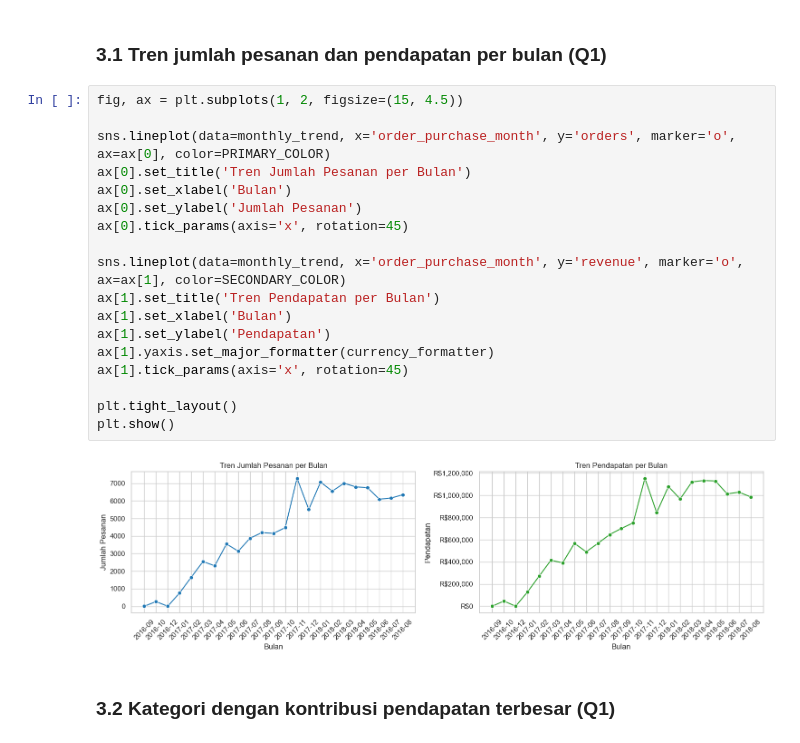
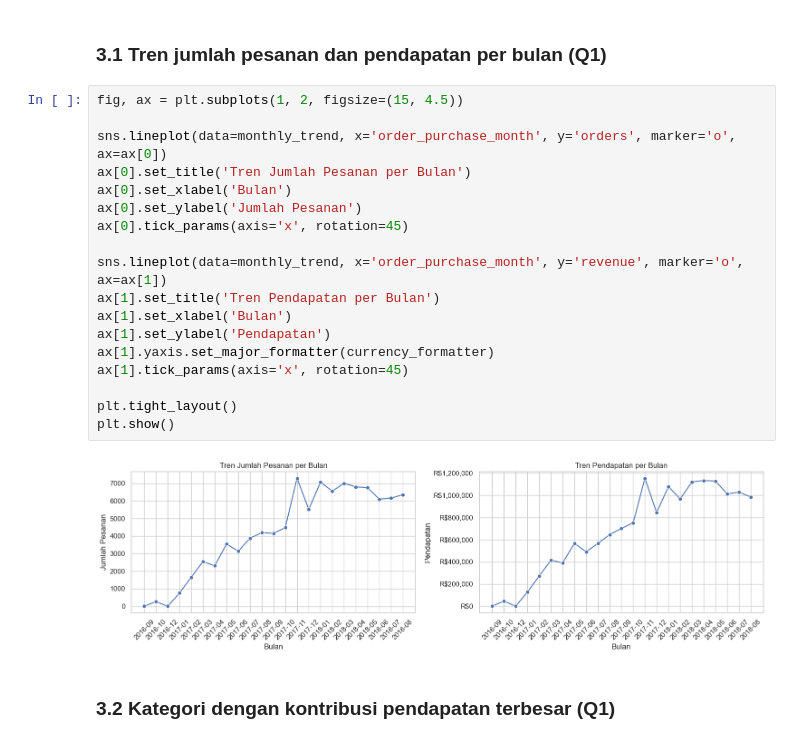
Before and after one commit to zickrian/Belajar-Fundamental-Analisis-Data, a Jupyter notebook: notebook.ipynb, the cells around one changed output. Saved outputs shown, nothing was run; the diff lists cells and outputs as text.

```diff
--- a/notebook.ipynb
+++ b/notebook.ipynb
@@ -446,23 +443,23 @@ customers_by_state.head(10)
 # %%
 fig, ax = plt.subplots(1, 2, figsize=(15, 4.5))
 
-sns.lineplot(data=monthly_trend, x='order_purchase_month', y='orders', marker='o', ax=ax[0], color=PRIMARY_COLOR)
+sns.lineplot(data=monthly_trend, x='order_purchase_month', y='orders', marker='o', ax=ax[0])
 ax[0].set_title('Tren Jumlah Pesanan per Bulan')
 ax[0].set_xlabel('Bulan')
 ax[0].set_ylabel('Jumlah Pesanan')
 ax[0].tick_params(axis='x', rotation=45)
 
-sns.lineplot(data=monthly_trend, x='order_purchase_month', y='revenue', marker='o', ax=ax[1], color=SECONDARY_COLOR)
+sns.lineplot(data=monthly_trend, x='order_purchase_month', y='revenue', marker='o', ax=ax[1])
 ax[1].set_title('Tren Pendapatan per Bulan')
 ax[1].set_xlabel('Bulan')
 ax[1].set_ylabel('Pendapatan')
 ax[1].yaxis.set_major_formatter(currency_formatter)
 ax[1].tick_params(axis='x', rotation=45)
 
 plt.tight_layout()
 plt.show()
 # %% [output]
-[figure, old version]
+[figure, new version]
 # %% [markdown]
 ### 3.2 Kategori dengan kontribusi pendapatan terbesar (Q1)
 # %%
```
Also changed, not shown: parts of 5 cells of this notebook.
